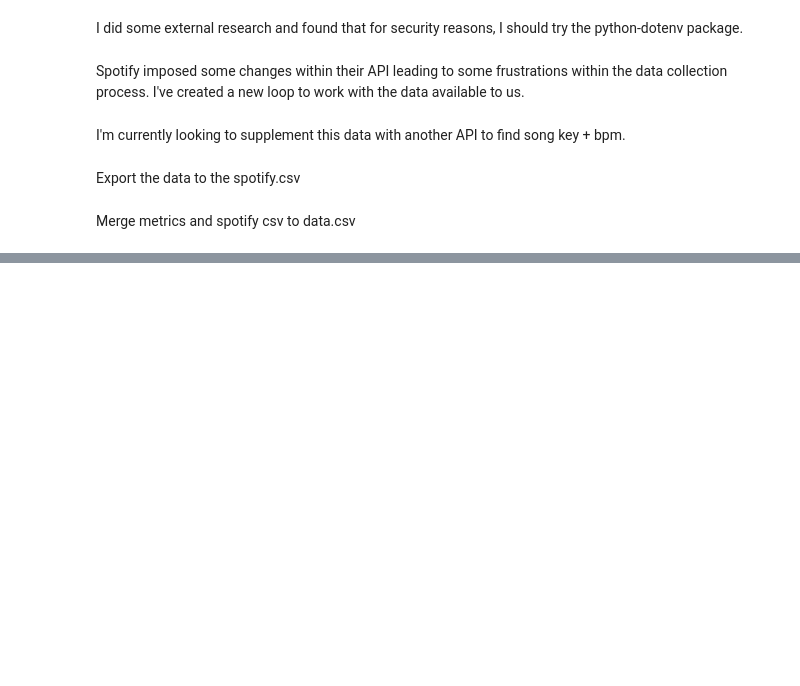
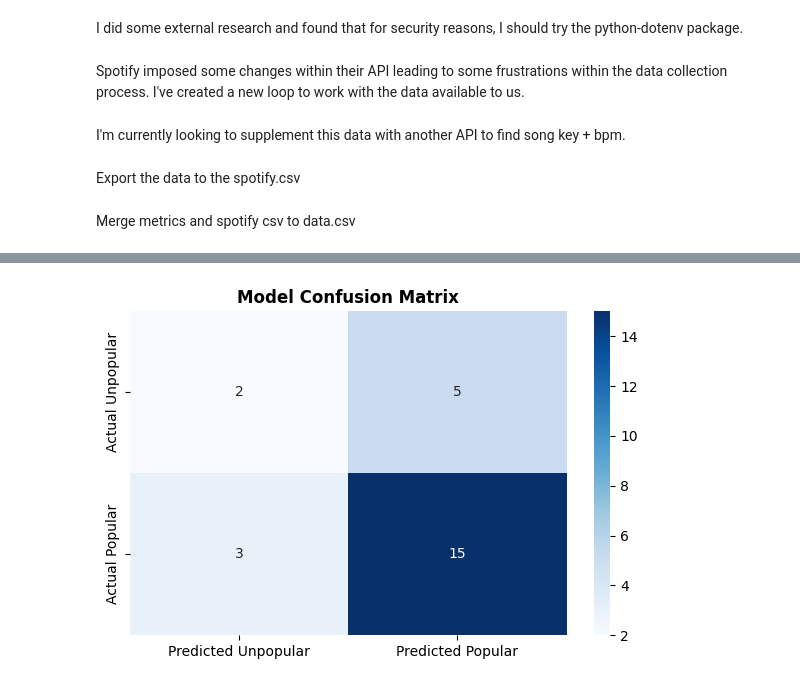
Before and after one commit to 3-av/DS480-Project, a Jupyter notebook: Project.ipynb, the cells around one changed output, grey strips where cells are left out. Drawn from its saved outputs; the diff is of its cells as text; code cells hidden in the pictures; blank space fills up the shorter version.

```diff
--- a/Project.ipynb
+++ b/Project.ipynb
@@ -116,8 +119,0 @@ y = df['Hit']
-# %%
-scaler = StandardScaler()
-X_scale = scaler.fit_transform(X)
-
-log_reg = LogisticRegression(max_iter=1000)
-log_reg.fit(X_scale, y)
-
-y_pred = log_reg.predict(X_scale)
@@ -146,0 +126,3 @@ weighted avg       1.00      1.00      1.00        18
+# %%
+loo = LeaveOneOut()
+y_true, y_pred = [], []
@@ -146,0 +131,14 @@ weighted avg       1.00      1.00      1.00        18
+# %%
+for train_index, test_index in loo.split(X):
+    X_train, X_test = X.iloc[train_index], X.iloc[test_index]
+    y_train, y_test = y.iloc[train_index], y.iloc[test_index]
+
+    scaler = StandardScaler()
+    X_train_scaled = scaler.fit_transform(X_train)
+    X_test_scaled = scaler.transform(X_test)
+
+    log_reg = LogisticRegression(max_iter=1000)
+    log_reg.fit(X_train_scaled, y_train)
+
+    y_true.append(y_test.values[0])
+    y_pred.append(log_reg.predict(X_test_scaled)[0])
@@ -146,0 +190,13 @@ weighted avg       1.00      1.00      1.00        18
+# %%
+plt.figure(figsize=(6, 4))
+cm = confusion_matrix(y_true, y_pred)
+
+sns.heatmap(cm, annot=True, fmt='d', cmap='Blues',
+            xticklabels=['Predicted Unpopular', 'Predicted Popular'],
+            yticklabels=['Actual Unpopular', 'Actual Popular'])
+
+plt.title('Model Confusion Matrix', fontweight='bold')
+plt.tight_layout()
+plt.show()
+# %% [output]
+[figure, added]
```
Also changed, not shown: parts of 13 cells of this notebook, 31 other files.
